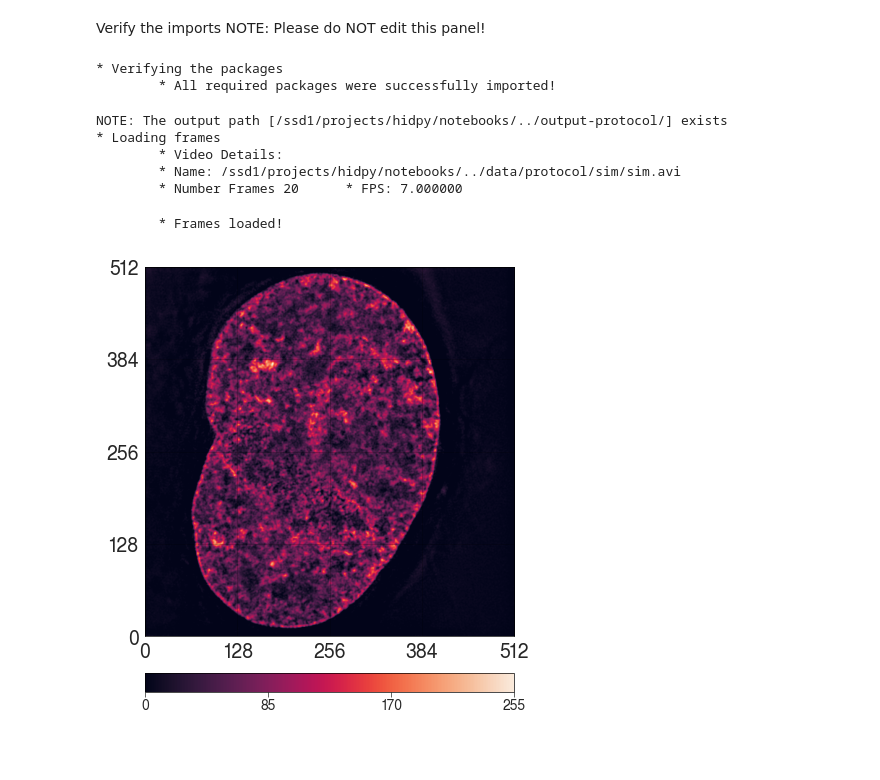
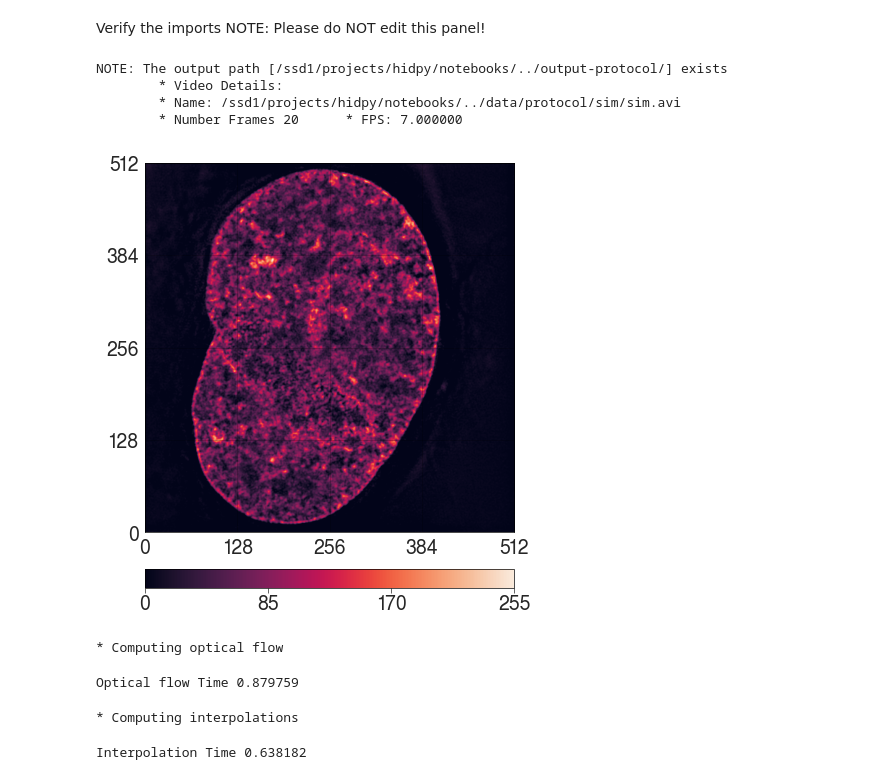
Before and after one commit to marwan-abdellah/hidpy, a Jupyter notebook: notebooks/02-hidpy-stage-1.ipynb, the cells around one changed output. Saved outputs shown, nothing was run; the diff lists cells and outputs as text; code cells hidden in the pictures; blank space fills up the shorter version.

```diff
--- a/notebooks/02-hidpy-stage-1.ipynb
+++ b/notebooks/02-hidpy-stage-1.ipynb
@@ -2,7 +2,6 @@
 Verify the imports
 NOTE: Please do NOT edit this panel!
 # %%
-print('* Verifying the packages')
 # System packages
 import os
 import pathlib
@@ -14,37 +13,37 @@ warnings.filterwarnings('ignore') # Ignore all the warnings
 sys.path.append('%s/../' % os.getcwd())
 
 # Internal packages
+import core
 from core import file_utils
 from core import optical_flow
 from core import video_processing
 from core import plotting
 from core import msd
 from core import inference
-
-print('\t* All required packages were successfully imported!')
-# %% [output]
-* Verifying the packages
-        * All required packages were successfully imported!
 # %%
 ############ INPUTS PANEL, YOU CAN EDIT THIS PANEL ############
 # Input video sequence (single sequence)
-video_sequence = '%s/../data/protocol/h2b/h2b.avi' % os.getcwd()
+video_sequence = '%s/../data/protocol/sim/sim.avi' % os.getcwd()
 
-nameOutput='sim'
+# Pixel threshold, this value should be tested with trial-and-error
+pixel_threshold = 50
 
-# Pixel threshold
-pixel_threshold = 60
-
-# Pixel size (should be in microns)
-pixel_size = 0.088
-pixel_size = 0.042
+# Pixel size (should be in microns, and should be known from the microscope camera)
+# pixel_size = 0.088 # This is for the confocal samples
+pixel_size = 0.042 # This is for the SIM samples
 
 # Time step (should be in seconds)
-dt = 0.200
+# dt = 0.200 # This is for the confocal samples
+dt = 2.0 # This is for the SIM samples
+
+# The models. Users must either select all or some of them
+models_selected = ['D','DA','V','DV','DAV']
 
 # Output directory
 root_output_directory = '%s/../output-protocol/' % os.getcwd()
-############ INPUTS PANEL, YOU CAN EDIT THIS PANEL ############
+
+# Get the prefix, typically with the name of the video sequence
+prefix = '%s_pixel-%2.2f_dt-%2.2f_threshold_%s' % (pathlib.Path(video_sequence).stem, pixel_size, dt, pixel_threshold)
 # %%
 ################# PLEASE DON'T EDIT THIS PANEL #################
 # Verify the input parameters, and return the path where the output data will be written
@@ -53,22 +52,36 @@ output_directory = file_utils.veryify_input_options(
     pixel_threshold=pixel_threshold, pixel_size=pixel_size, dt=dt)
 
 # Load the frames from the video
-print('* Loading frames')
 frames = video_processing.get_frames_list_from_video(
     video_path=video_sequence, verbose=True)
-print('\t* Frames loaded!')
-################# PLEASE DON'T EDIT THIS PANEL #################
 # %% [output]
 NOTE: The output path [/ssd1/projects/hidpy/notebooks/../output-protocol/] exists
-* Loading frames
         * Video Details:
         * Name: /ssd1/projects/hidpy/notebooks/../data/protocol/sim/sim.avi
         * Number Frames 20      * FPS: 7.000000
-        * Frames loaded!
 # %%
+################# PLEASE DON'T EDIT THIS PANEL #################
 # Plot the first frames
-plotting.plot_frame(frame=frames[0], output_directory=output_directory, frame_prefix='input_sequence_frame_0', font_size=14)
+plotting.verify_plotting_packages()
+plotting.plot_frame(frame=frames[0], output_directory=output_directory,
+    frame_prefix=prefix, font_size=14)
 # %% [output]
-[figure, old version]
+[figure, new version]
+# %%
+################# PLEASE DON'T EDIT THIS PANEL #################
+# Compute the optical flow
+print('* Computing optical flow')
+u, v = optical_flow.compute_optical_flow_farneback(frames=frames)
+# %% [output]
+* Computing optical flow
+Optical flow Time 0.879759
+# %%
+################# PLEASE DON'T EDIT THIS PANEL #################
+# Interpolate the flow field
+print('* Computing interpolations')
+u, v = optical_flow.interpolate_flow_fields(u_arrays=u, v_arrays=v)
+# %% [output]
+* Computing interpolations
+Interpolation Time 0.638182
 # %%
 ################# PLEASE DON'T EDIT THIS PANEL #################
```
Also changed, not shown: parts of 8 cells of this notebook, 5 other files.
